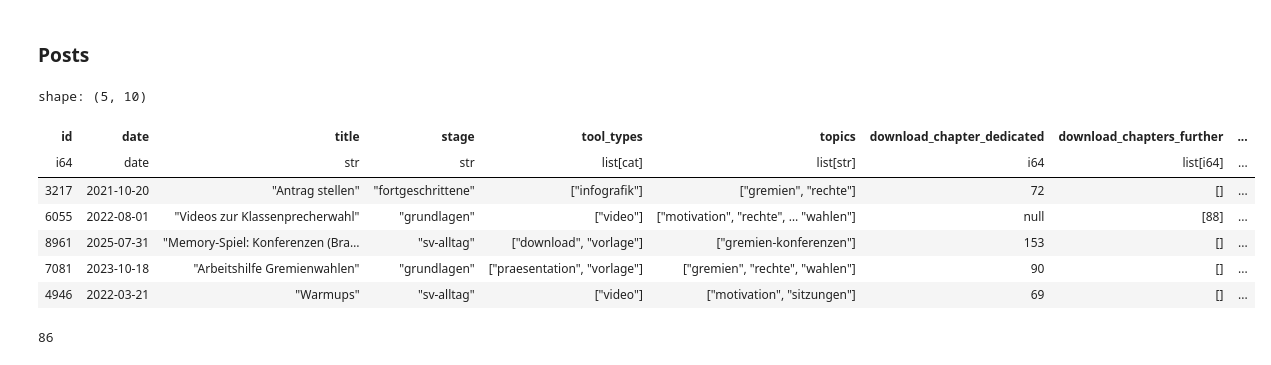
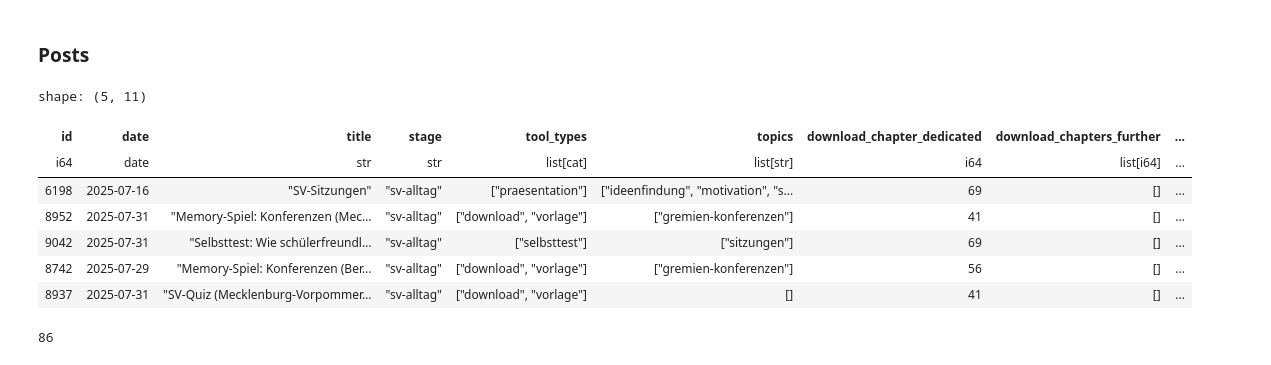
Before and after one commit to CorrelAid/schule-ein-interface-geben, a Jupyter notebook: exploration.ipynb, the cells around one changed output. Cells and saved outputs as stored; diff of their text form; code cells hidden in the pictures.

```diff
--- a/exploration.ipynb
+++ b/exploration.ipynb
@@ -72,17 +84,17 @@ shape: (3, 2)
 # %% [markdown]
 ### Posts
 # %%
-posts_url = base_url + "posts.parquet"
+posts_url = base_url + "smoke_test_posts.parquet"
 response = requests.get(posts_url)
 response.raise_for_status()
 df = pl.read_parquet(response.content)
 df.head()
 # %% [output]
-shape: (5, 10)
+shape: (5, 11)
 | id | date | title | stage | tool_types | topics | download_chapter_dedicated | download_chapters_further | ... |
 | i64 | date | str | str | list[cat] | list[str] | i64 | list[i64] | ... |
-| 3217 | 2021-10-20 | "Antrag stellen" | "fortgeschrittene" | ["infografik"] | ["gremien", "rechte"] | 72 | [] | ... |
-| 6055 | 2022-08-01 | "Videos zur Klassenprecherwahl" | "grundlagen" | ["video"] | ["motivation", "rechte", … "wahlen"] | null | [88] | ... |
-| 8961 | 2025-07-31 | "Memory-Spiel: Konferenzen (Bra… | "sv-alltag" | ["download", "vorlage"] | ["gremien-konferenzen"] | 153 | [] | ... |
-| 7081 | 2023-10-18 | "Arbeitshilfe Gremienwahlen" | "grundlagen" | ["praesentation", "vorlage"] | ["gremien", "rechte", "wahlen"] | 90 | [] | ... |
-| 4946 | 2022-03-21 | "Warmups" | "sv-alltag" | ["video"] | ["motivation", "sitzungen"] | 69 | [] | ... |
+| 6198 | 2025-07-16 | "SV-Sitzungen" | "sv-alltag" | ["praesentation"] | ["ideenfindung", "motivation", "s... | 69 | [] | ... |
+| 8952 | 2025-07-31 | "Memory-Spiel: Konferenzen (Mec… | "sv-alltag" | ["download", "vorlage"] | ["gremien-konferenzen"] | 41 | [] | ... |
+| 9042 | 2025-07-31 | "Selbsttest: Wie schülerfreundl… | "sv-alltag" | ["selbsttest"] | ["sitzungen"] | 69 | [] | ... |
+| 8742 | 2025-07-29 | "Memory-Spiel: Konferenzen (Ber… | "sv-alltag" | ["download", "vorlage"] | ["gremien-konferenzen"] | 56 | [] | ... |
+| 8937 | 2025-07-31 | "SV-Quiz (Mecklenburg-Vorpommer… | "sv-alltag" | ["download", "vorlage"] | [] | 41 | [] | ... |
```
Also changed, not shown: parts of 14 cells of this notebook, 5 other files.
